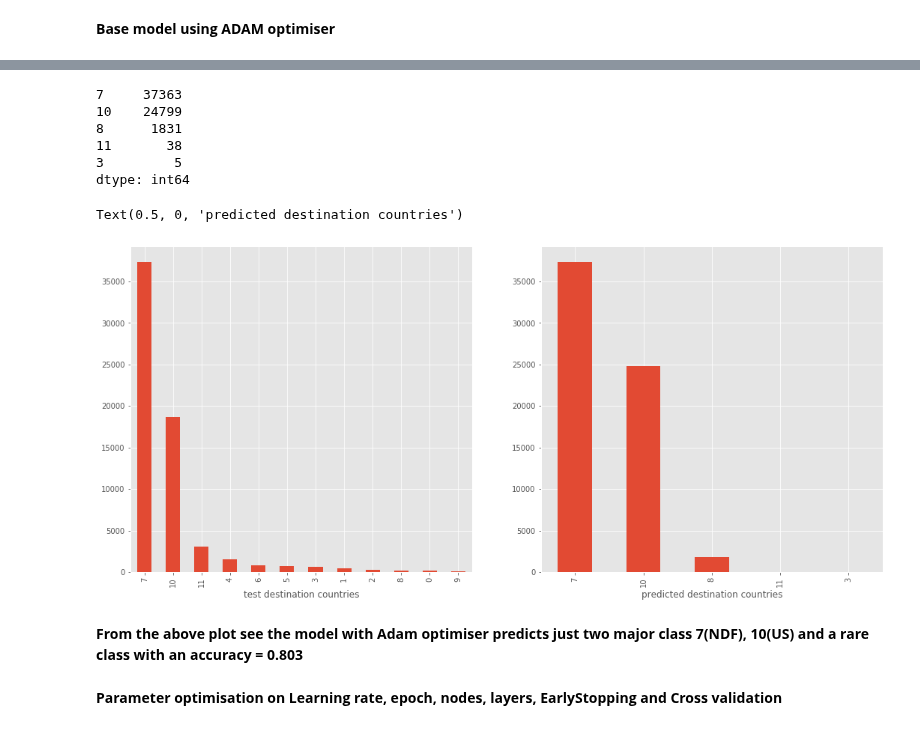
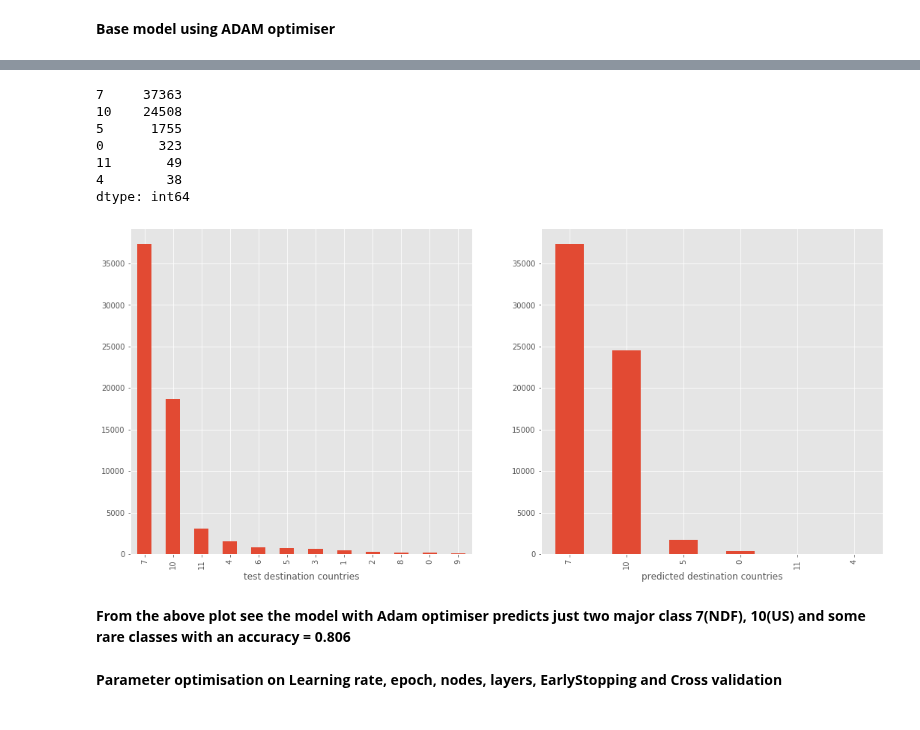
Before and after one commit to Anandpatil412/DSC, a Jupyter notebook: CapstoneProject2/IndepthAnalysis/In_depth_Analysis.ipynb, the cells around one changed output, grey strips where cells are left out. Drawn from its saved outputs; the diff is of its cells as text; code cells hidden in the pictures.

Commit message:
updating model script

```diff
--- a/CapstoneProject2/IndepthAnalysis/In_depth_Analysis.ipynb
+++ b/CapstoneProject2/IndepthAnalysis/In_depth_Analysis.ipynb
@@ -461,14 +455,14 @@ pd.Series(predictions).value_counts()
 10    26673
 dtype: int64
 # %%
-plt.figure(figsize=(18,8))
+def plotComparison(y_test,pred):
+    plt.figure(figsize=(18,8))
+    plt.subplot(1, 2, 1)
+    cat_counts = y_test.value_counts()
+    cat_counts.plot.bar()
+    plt.xlabel("test destination countries")
 
-plt.subplot(1, 2, 1)
-cat_counts = y_test.value_counts()
-cat_counts.plot.bar()
-plt.xlabel("test destination countries")
-
-plt.subplot(1, 2, 2)
-cat_counts = pd.Series(predictions).value_counts()
-cat_counts.plot.bar()
-plt.xlabel("predicted destination countries")
+    plt.subplot(1, 2, 2)
+    cat_counts = pd.Series(pred).value_counts()
+    cat_counts.plot.bar()
+    plt.xlabel("predicted destination countries")
@@ -510,35 +507,23 @@ Epoch 5/5
 <keras.callbacks.callbacks.History at 0x...>
 # %%
 #Calculate predictions: predictions
-
-pred_data = X_test
-predictions = model_bAdam.predict_classes(pred_data) #predicting classes
+predictions = model_bAdam.predict_classes(X_test)
 
 pd.Series(predictions).value_counts()
 # %% [output]
 7     37363
-10    24799
-8      1831
-11       38
-3         5
+10    24508
+5      1755
+0       323
+11       49
+4        38
 dtype: int64
-# %%
-plt.figure(figsize=(18,8))
-
-plt.subplot(1, 2, 1)
-cat_counts = y_test.value_counts()
-cat_counts.plot.bar()
-plt.xlabel("test destination countries")
-
-plt.subplot(1, 2, 2)
-cat_counts = pd.Series(predictions).value_counts()
-cat_counts.plot.bar()
-plt.xlabel("predicted destination countries")
-# %% [output]
-Text(0.5, 0, 'predicted destination countries')
-[figure, removed]
+# %%
+plotComparison(y_test,predictions)
+# %% [output]
+[figure, added]
 # %% [markdown]
-**From the above plot see the model with Adam optimiser predicts just two major class 7(NDF), 10(US) and a rare class with an accuracy = 0.803**
+**From the above plot see the model with Adam optimiser predicts just two major class 7(NDF), 10(US) and some rare classes with an accuracy = 0.806**
 # %% [markdown]
 **Parameter optimisation on Learning rate, epoch, nodes, layers, EarlyStopping and Cross validation**
 # %%
```
Also changed, not shown: parts of 16 cells of this notebook.
